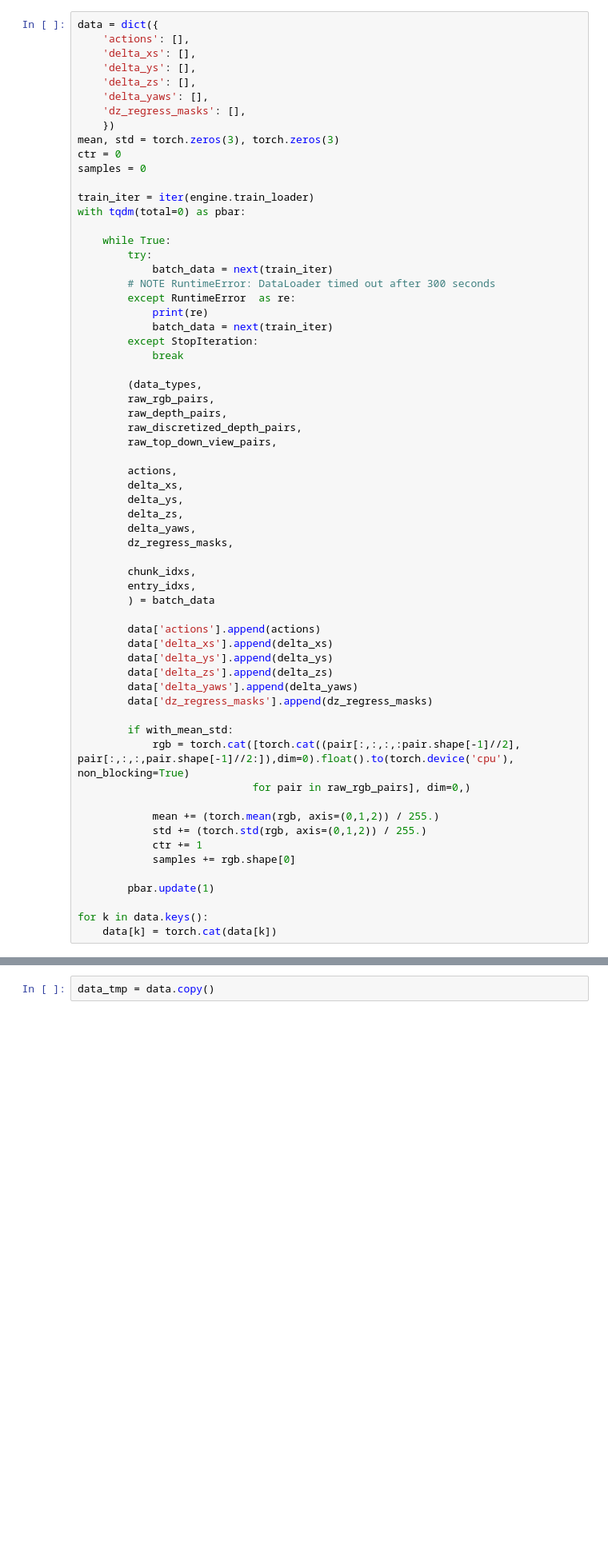
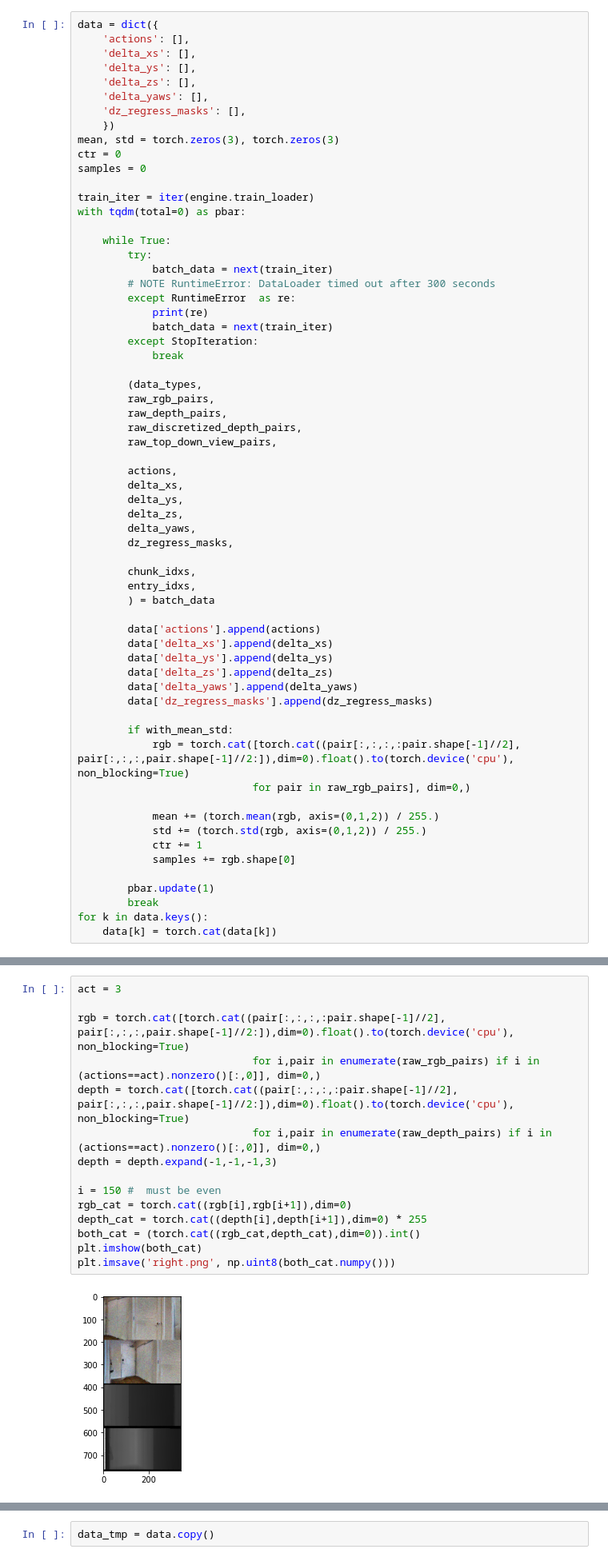
Before and after one commit to memmelma/VO-Transformer, a Jupyter notebook: dataset_statistics_standard_action.ipynb, the cells around one changed output, grey strips where cells are left out. Shown at 80% size. Saved outputs shown, nothing was run; the diff lists cells and outputs as text; blank space fills up the shorter version.

```diff
--- a/dataset_statistics_standard_action.ipynb
+++ b/dataset_statistics_standard_action.ipynb
@@ -106,6 +107,6 @@ with tqdm(total=0) as pbar:
             samples += rgb.shape[0]
 
         pbar.update(1)
-
+        break
 for k in data.keys():
     data[k] = torch.cat(data[k])
@@ -111,0 +115,17 @@ for k in data.keys():
+# %%
+act = 3
+
+rgb = torch.cat([torch.cat((pair[:,:,:,:pair.shape[-1]//2], pair[:,:,:,pair.shape[-1]//2:]),dim=0).float().to(torch.device('cpu'), non_blocking=True)
+                            for i,pair in enumerate(raw_rgb_pairs) if i in (actions==act).nonzero()[:,0]], dim=0,)
+depth = torch.cat([torch.cat((pair[:,:,:,:pair.shape[-1]//2], pair[:,:,:,pair.shape[-1]//2:]),dim=0).float().to(torch.device('cpu'), non_blocking=True)
+                            for i,pair in enumerate(raw_depth_pairs) if i in (actions==act).nonzero()[:,0]], dim=0,)
+depth = depth.expand(-1,-1,-1,3)
+
+i = 150 #  must be even
+rgb_cat = torch.cat((rgb[i],rgb[i+1]),dim=0)
+depth_cat = torch.cat((depth[i],depth[i+1]),dim=0) * 255
+both_cat = (torch.cat((rgb_cat,depth_cat),dim=0)).int()
+plt.imshow(both_cat)
+plt.imsave('right.png', np.uint8(both_cat.numpy()))
+# %% [output]
+[figure, added]
```
Also changed, not shown: parts of 8 cells of this notebook.
